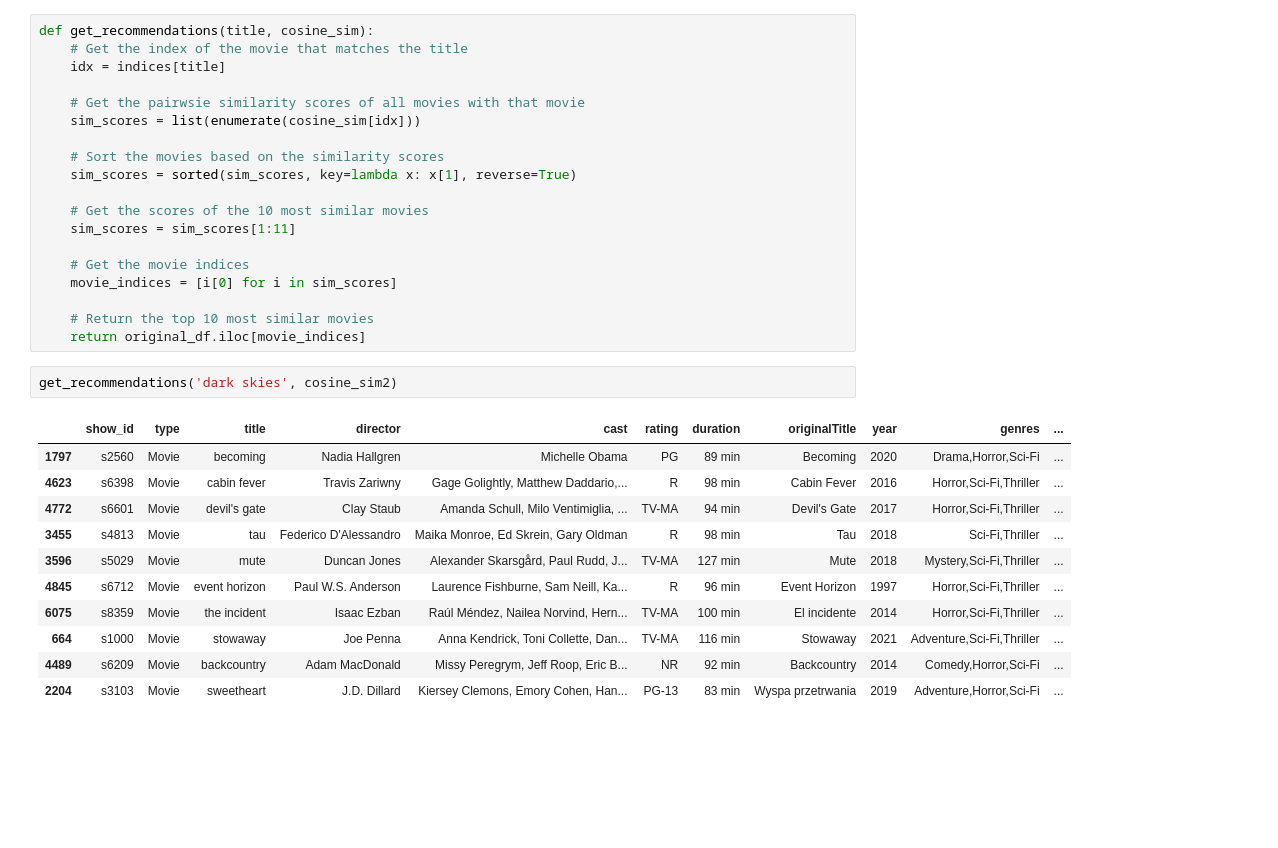
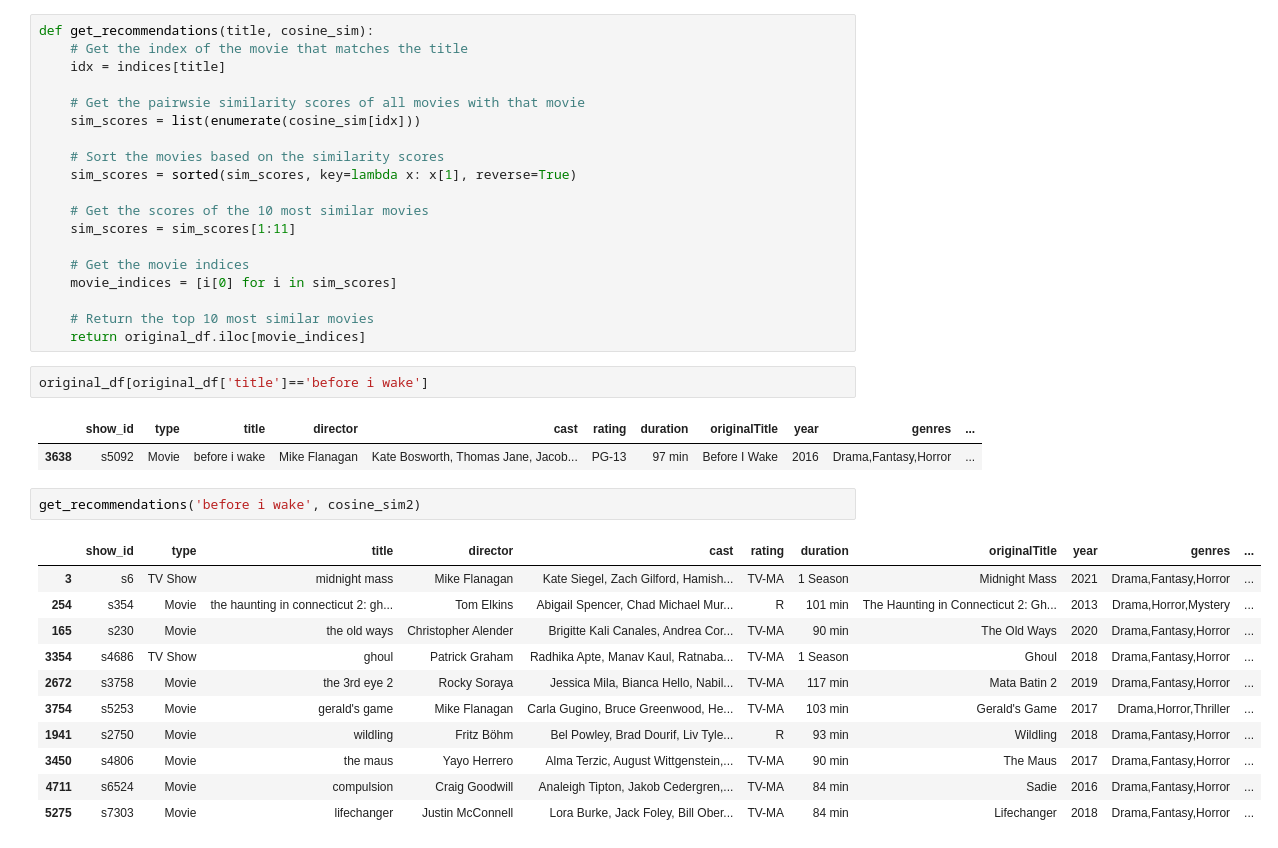
Before and after one commit to johnnminh/CMPT353-Netflix-Data, a Jupyter notebook: title_recommendation.ipynb, the cells around one changed output. Drawn from its saved outputs; the diff is of its cells as text; blank space fills up the shorter version.

```diff
--- a/title_recommendation.ipynb
+++ b/title_recommendation.ipynb
@@ -77,17 +93,22 @@ def get_recommendations(title, cosine_sim):
 
     # Return the top 10 most similar movies
     return original_df.iloc[movie_indices]
-# %%
-get_recommendations('dark skies', cosine_sim2)
-# %% [output]
-|  | show_id | type | title | director | cast | rating | duration | originalTitle | year | genres | ... |
-| 1797 | s2560 | Movie | becoming | Nadia Hallgren | Michelle Obama | PG | 89 min | Becoming | 2020 | Drama,Horror,Sci-Fi | ... |
-| 4623 | s6398 | Movie | cabin fever | Travis Zariwny | Gage Golightly, Matthew Daddario,... | R | 98 min | Cabin Fever | 2016 | Horror,Sci-Fi,Thriller | ... |
-| 4772 | s6601 | Movie | devil's gate | Clay Staub | Amanda Schull, Milo Ventimiglia, ... | TV-MA | 94 min | Devil's Gate | 2017 | Horror,Sci-Fi,Thriller | ... |
-| 3455 | s4813 | Movie | tau | Federico D'Alessandro | Maika Monroe, Ed Skrein, Gary Oldman | R | 98 min | Tau | 2018 | Sci-Fi,Thriller | ... |
-| 3596 | s5029 | Movie | mute | Duncan Jones | Alexander Skarsgård, Paul Rudd, J... | TV-MA | 127 min | Mute | 2018 | Mystery,Sci-Fi,Thriller | ... |
-| 4845 | s6712 | Movie | event horizon | Paul W.S. Anderson | Laurence Fishburne, Sam Neill, Ka... | R | 96 min | Event Horizon | 1997 | Horror,Sci-Fi,Thriller | ... |
-| 6075 | s8359 | Movie | the incident | Isaac Ezban | Raúl Méndez, Nailea Norvind, Hern... | TV-MA | 100 min | El incidente | 2014 | Horror,Sci-Fi,Thriller | ... |
-| 664 | s1000 | Movie | stowaway | Joe Penna | Anna Kendrick, Toni Collette, Dan... | TV-MA | 116 min | Stowaway | 2021 | Adventure,Sci-Fi,Thriller | ... |
-| 4489 | s6209 | Movie | backcountry | Adam MacDonald | Missy Peregrym, Jeff Roop, Eric B... | NR | 92 min | Backcountry | 2014 | Comedy,Horror,Sci-Fi | ... |
-| 2204 | s3103 | Movie | sweetheart | J.D. Dillard | Kiersey Clemons, Emory Cohen, Han... | PG-13 | 83 min | Wyspa przetrwania | 2019 | Adventure,Horror,Sci-Fi | ... |
+# %%
+original_df[original_df['title']=='before i wake']
+# %% [output]
+|  | show_id | type | title | director | cast | rating | duration | originalTitle | year | genres | ... |
+| 3638 | s5092 | Movie | before i wake | Mike Flanagan | Kate Bosworth, Thomas Jane, Jacob... | PG-13 | 97 min | Before I Wake | 2016 | Drama,Fantasy,Horror | ... |
+# %%
+get_recommendations('before i wake', cosine_sim2)
+# %% [output]
+|  | show_id | type | title | director | cast | rating | duration | originalTitle | year | genres | ... |
+| 3 | s6 | TV Show | midnight mass | Mike Flanagan | Kate Siegel, Zach Gilford, Hamish... | TV-MA | 1 Season | Midnight Mass | 2021 | Drama,Fantasy,Horror | ... |
+| 254 | s354 | Movie | the haunting in connecticut 2: gh... | Tom Elkins | Abigail Spencer, Chad Michael Mur... | R | 101 min | The Haunting in Connecticut 2: Gh... | 2013 | Drama,Horror,Mystery | ... |
+| 165 | s230 | Movie | the old ways | Christopher Alender | Brigitte Kali Canales, Andrea Cor... | TV-MA | 90 min | The Old Ways | 2020 | Drama,Fantasy,Horror | ... |
+| 3354 | s4686 | TV Show | ghoul | Patrick Graham | Radhika Apte, Manav Kaul, Ratnaba... | TV-MA | 1 Season | Ghoul | 2018 | Drama,Fantasy,Horror | ... |
+| 2672 | s3758 | Movie | the 3rd eye 2 | Rocky Soraya | Jessica Mila, Bianca Hello, Nabil... | TV-MA | 117 min | Mata Batin 2 | 2019 | Drama,Fantasy,Horror | ... |
+| 3754 | s5253 | Movie | gerald's game | Mike Flanagan | Carla Gugino, Bruce Greenwood, He... | TV-MA | 103 min | Gerald's Game | 2017 | Drama,Horror,Thriller | ... |
+| 1941 | s2750 | Movie | wildling | Fritz Böhm | Bel Powley, Brad Dourif, Liv Tyle... | R | 93 min | Wildling | 2018 | Drama,Fantasy,Horror | ... |
+| 3450 | s4806 | Movie | the maus | Yayo Herrero | Alma Terzic, August Wittgenstein,... | TV-MA | 90 min | The Maus | 2017 | Drama,Fantasy,Horror | ... |
+| 4711 | s6524 | Movie | compulsion | Craig Goodwill | Analeigh Tipton, Jakob Cedergren,... | TV-MA | 84 min | Sadie | 2016 | Drama,Fantasy,Horror | ... |
+| 5275 | s7303 | Movie | lifechanger | Justin McConnell | Lora Burke, Jack Foley, Bill Ober... | TV-MA | 84 min | Lifechanger | 2018 | Drama,Fantasy,Horror | ... |
```
Also changed, not shown: parts of 1 cell of this notebook, 3 other files.
